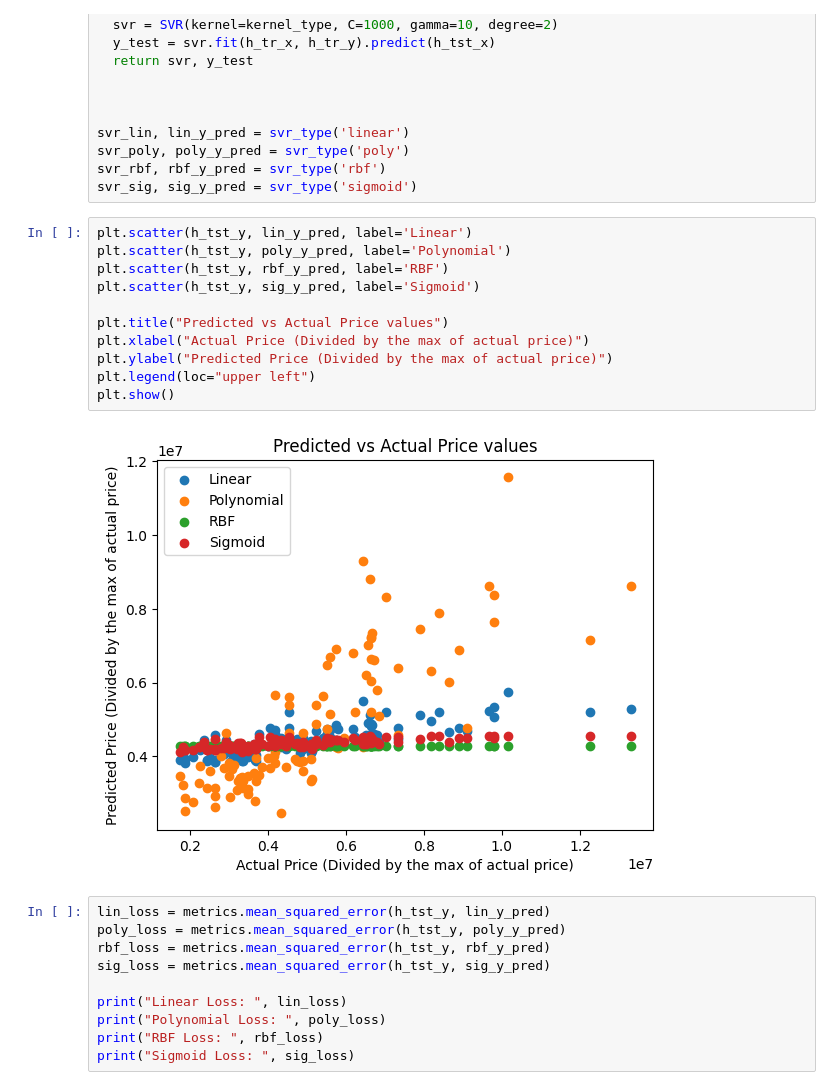
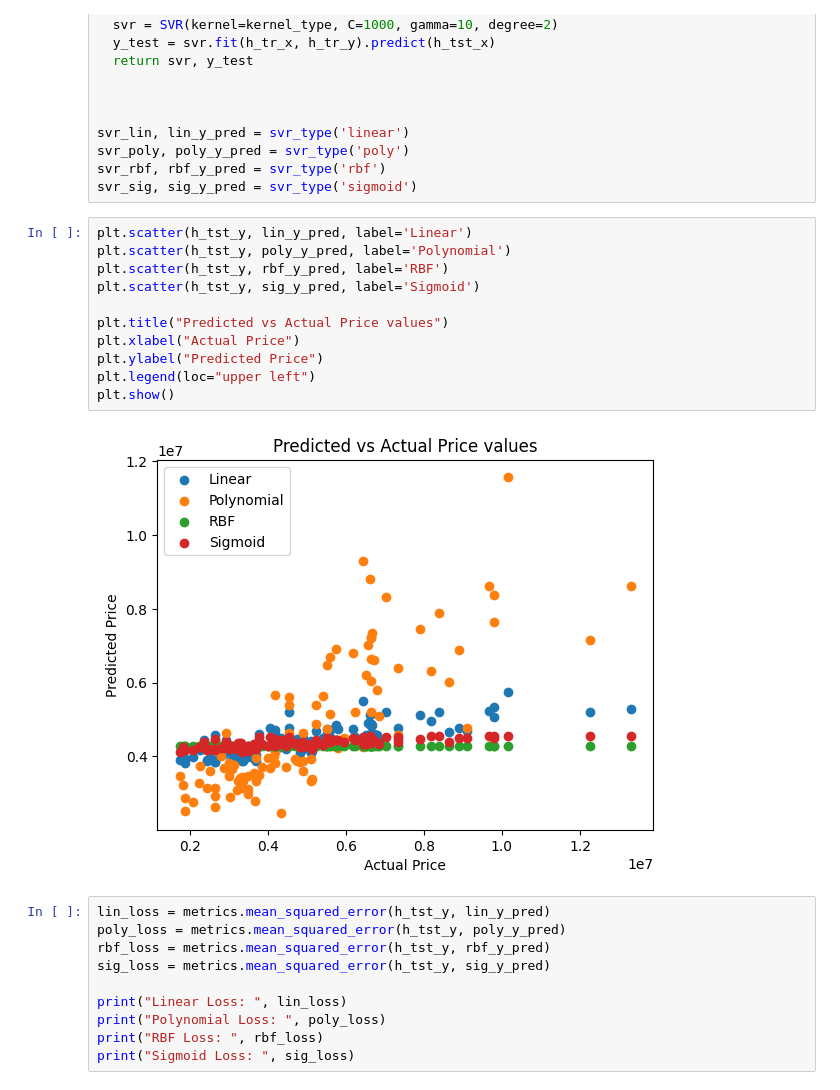
Before and after one commit to chetankodigantiML/ECGR4105-F26, a Jupyter notebook: HW4.ipynb, the cells around one changed output. Cells and saved outputs as stored; diff of their text form.

```diff
--- a/HW4.ipynb
+++ b/HW4.ipynb
@@ -267,16 +267,16 @@ svr_sig, sig_y_pred = svr_type('sigmoid')
 # %%
 plt.scatter(h_tst_y, lin_y_pred, label='Linear')
 plt.scatter(h_tst_y, poly_y_pred, label='Polynomial')
 plt.scatter(h_tst_y, rbf_y_pred, label='RBF')
 plt.scatter(h_tst_y, sig_y_pred, label='Sigmoid')
 
 plt.title("Predicted vs Actual Price values")
-plt.xlabel("Actual Price (Divided by the max of actual price)")
-plt.ylabel("Predicted Price (Divided by the max of actual price)")
+plt.xlabel("Actual Price")
+plt.ylabel("Predicted Price")
 plt.legend(loc="upper left")
 plt.show()
 # %% [output]
-[figure, old version]
+[figure, new version]
 # %%
 lin_loss = metrics.mean_squared_error(h_tst_y, lin_y_pred)
 poly_loss = metrics.mean_squared_error(h_tst_y, poly_y_pred)
```
